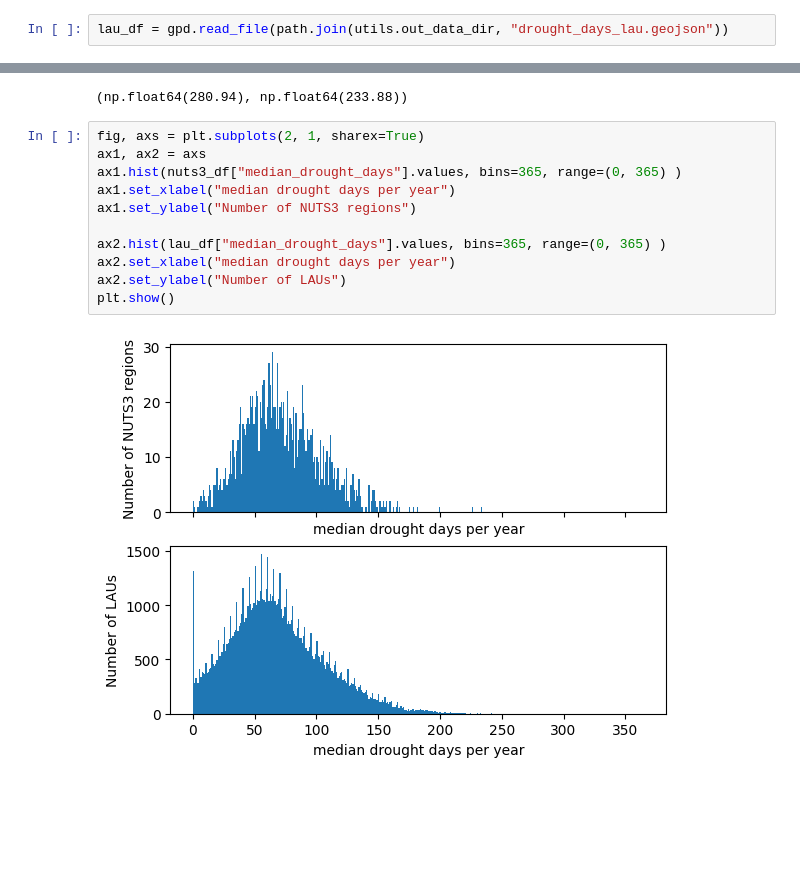
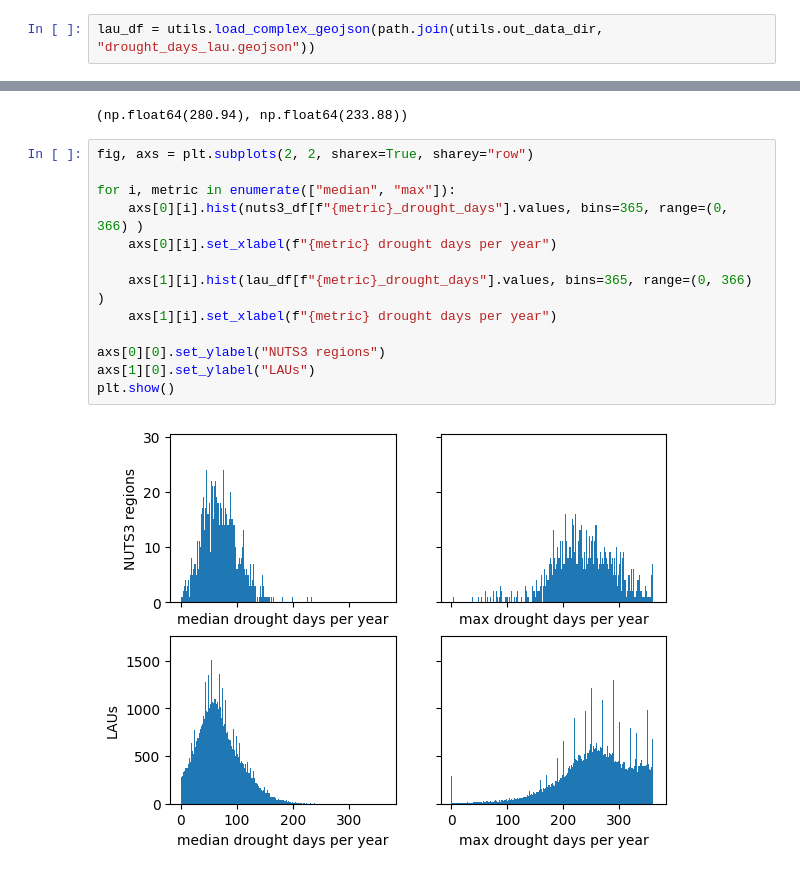
Before and after one commit to correctiv/CE_2026_4_drought, a Jupyter notebook: scripts/compute_output_metrics.ipynb, the cells around one changed output, grey strips where cells are left out. Saved outputs shown, nothing was run; the diff lists cells and outputs as text; blank space fills up the shorter version.

Commit message:
update scripts and output data

```diff
--- a/scripts/compute_output_metrics.ipynb
+++ b/scripts/compute_output_metrics.ipynb
@@ -8,5 +9,5 @@ import matplotlib.pyplot as plt
 # %%
-lau_df = gpd.read_file(path.join(utils.out_data_dir, "drought_days_lau.geojson"))
+lau_df = utils.load_complex_geojson(path.join(utils.out_data_dir, "drought_days_lau.geojson"))
 # %%
 nuts3_df = gpd.read_file(path.join(utils.out_data_dir, "nuts3_stats.geojson"))
 # nuts3_df = gpd.read_file(path.join(utils.out_data_dir, "drought_days_nuts3.geojson"))
@@ -15,15 +16,17 @@ max(lau_df["median_drought_days"].values), max(nuts3_df["median_drought_days"].v
 # %% [output]
 (np.float64(280.94), np.float64(233.88))
 # %%
-fig, axs = plt.subplots(2, 1, sharex=True)
-ax1, ax2 = axs
-ax1.hist(nuts3_df["median_drought_days"].values, bins=365, range=(0, 365) )
-ax1.set_xlabel("median drought days per year")
-ax1.set_ylabel("Number of NUTS3 regions")
+fig, axs = plt.subplots(2, 2, sharex=True, sharey="row")
 
-ax2.hist(lau_df["median_drought_days"].values, bins=365, range=(0, 365) )
-ax2.set_xlabel("median drought days per year")
-ax2.set_ylabel("Number of LAUs")
+for i, metric in enumerate(["median", "max"]):
+    axs[0][i].hist(nuts3_df[f"{metric}_drought_days"].values, bins=365, range=(0, 366) )
+    axs[0][i].set_xlabel(f"{metric} drought days per year")
+
+    axs[1][i].hist(lau_df[f"{metric}_drought_days"].values, bins=365, range=(0, 366) )
+    axs[1][i].set_xlabel(f"{metric} drought days per year")
+
+axs[0][0].set_ylabel("NUTS3 regions")
+axs[1][0].set_ylabel("LAUs")
 plt.show()
 # %% [output]
-[figure, old version]
+[figure, new version]
```
Also changed, not shown: parts of 10 cells of this notebook, 8 other files.
